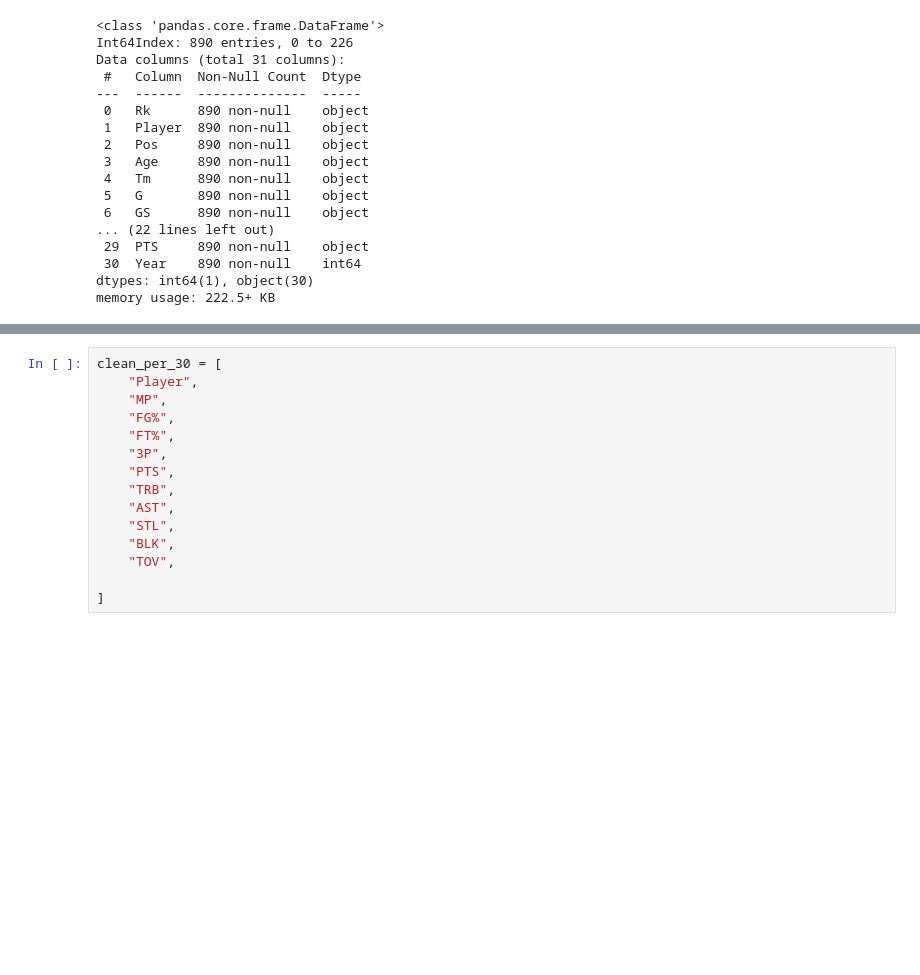
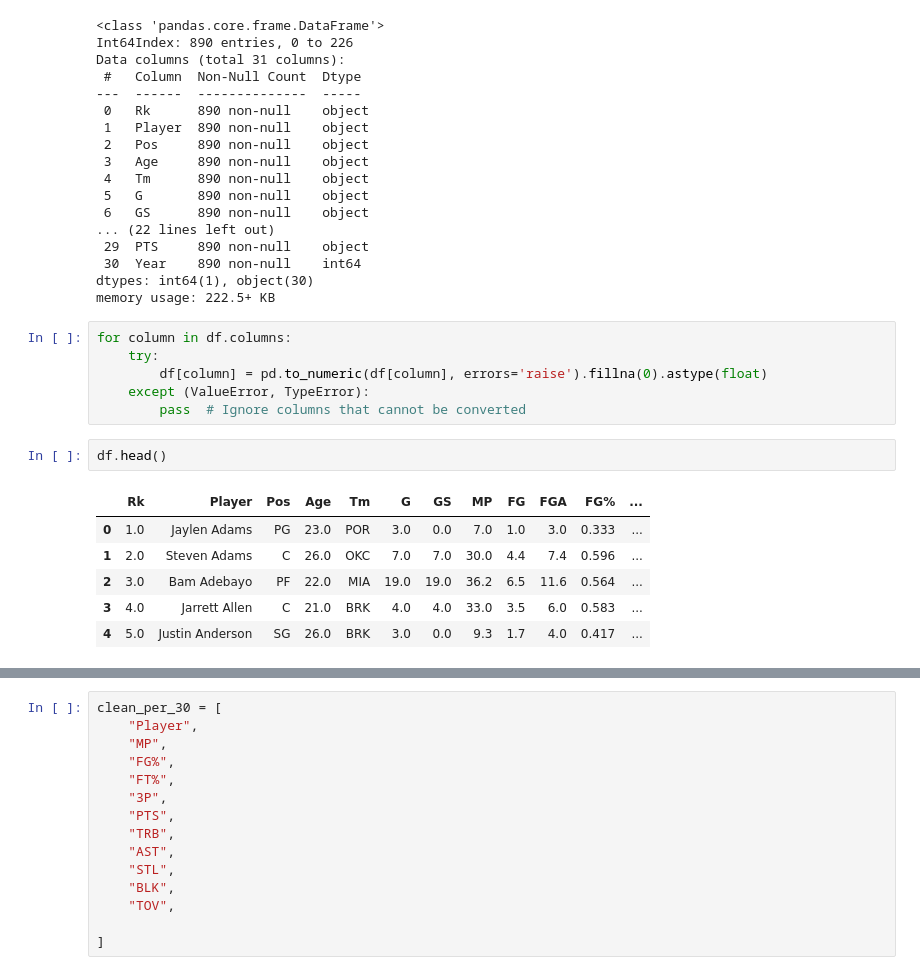
Before and after one commit to vchen-98/fantasy_bball, a Jupyter notebook: working_notebook.ipynb, the cells around one changed output, grey strips where cells are left out. Saved outputs shown, nothing was run; the diff lists cells and outputs as text; blank space fills up the shorter version.

```diff
--- a/working_notebook.ipynb
+++ b/working_notebook.ipynb
@@ -132,3 +131,18 @@ Data columns (total 31 columns):
  30  Year    890 non-null    int64
 dtypes: int64(1), object(30)
 memory usage: 222.5+ KB
+# %%
+for column in df.columns:
+    try:
+        df[column] = pd.to_numeric(df[column], errors='raise').fillna(0).astype(float)
+    except (ValueError, TypeError):
+        pass  # Ignore columns that cannot be converted
+# %%
+df.head()
+# %% [output]
+|  | Rk | Player | Pos | Age | Tm | G | GS | MP | FG | FGA | FG% | ... |
+| 0 | 1.0 | Jaylen Adams | PG | 23.0 | POR | 3.0 | 0.0 | 7.0 | 1.0 | 3.0 | 0.333 | ... |
+| 1 | 2.0 | Steven Adams | C | 26.0 | OKC | 7.0 | 7.0 | 30.0 | 4.4 | 7.4 | 0.596 | ... |
+| 2 | 3.0 | Bam Adebayo | PF | 22.0 | MIA | 19.0 | 19.0 | 36.2 | 6.5 | 11.6 | 0.564 | ... |
+| 3 | 4.0 | Jarrett Allen | C | 21.0 | BRK | 4.0 | 4.0 | 33.0 | 3.5 | 6.0 | 0.583 | ... |
+| 4 | 5.0 | Justin Anderson | SG | 26.0 | BRK | 3.0 | 0.0 | 9.3 | 1.7 | 4.0 | 0.417 | ... |
```
Also changed, not shown: parts of 4 cells of this notebook, 4 other files.
